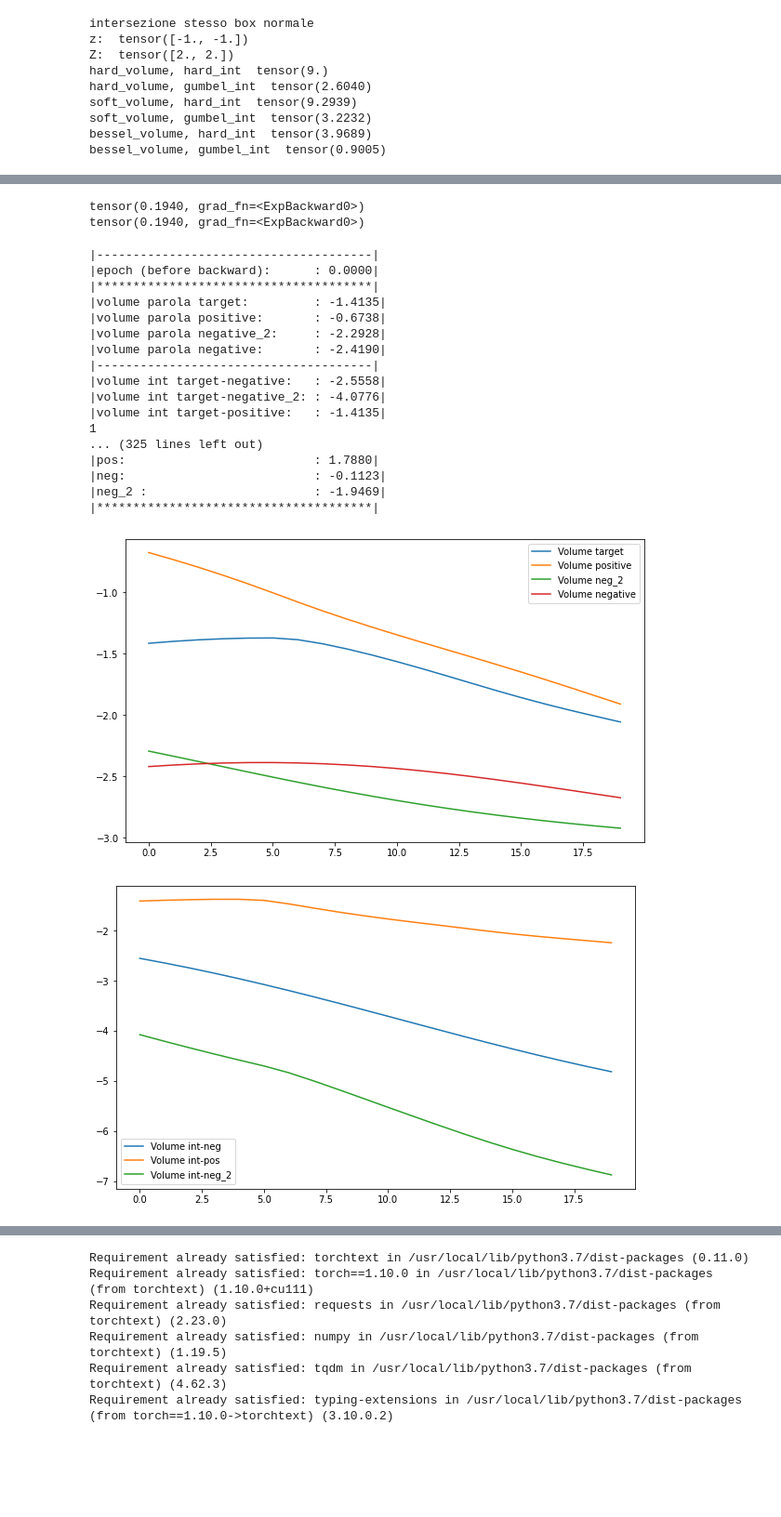
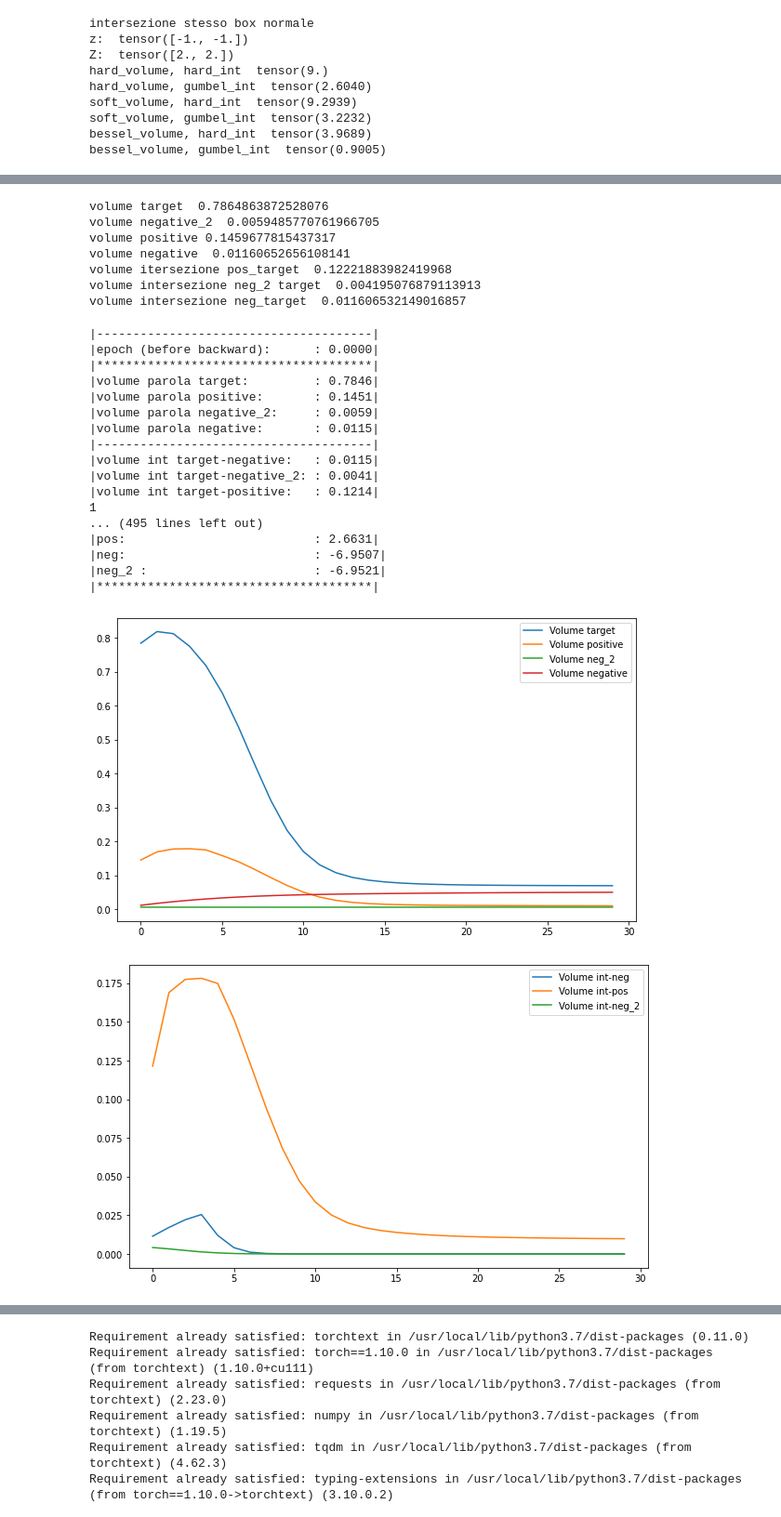
Before and after one commit to francesco-mollica/word2box_pytorch, a Jupyter notebook: notebooks/toy_box_embeddings.ipynb, the cells around one changed output, grey strips where cells are left out. Shown at 93% size. Saved outputs shown, nothing was run; the diff lists cells and outputs as text; code cells hidden in the pictures; blank space fills up the shorter version.

```diff
--- a/notebooks/toy_box_embeddings.ipynb
+++ b/notebooks/toy_box_embeddings.ipynb
@@ -197,24 +185,19 @@ def extract_embeddings(boxes):
 # %%
 from torch.nn.modules.loss import L1Loss
 from box_embeddings.modules.regularization import l2_side_regularizer
-box_vol = Volume(volume_temperature=0.3, intersection_temperature=0.01)
-box_int = Intersection(intersection_temperature=0.01)
+box_vol = Volume(volume_temperature=0.1, intersection_temperature=0.001)
+box_int = Intersection(intersection_temperature=0.001)
 import math
 from torch import nn
 
 def rounded_box_vol(arg):
   #return torch.exp(box_vol(arg)).item()
-  return (box_vol(arg)).item()
+  return torch.exp((box_vol(arg))).item()
 
 def good_print(text, var):
   template = '|{:30}: {:.4f}|'.format(text, var)
   print(template)
 
-
-def regularization(box_pos):
-        a = torch.clamp(box_pos.z, min=0, max=0.1)
-        b = torch.clamp(box_pos.Z, min=0.5, max=0.6)
-        return box_vol(box_pos)
 
 def train(box_target, box_pos, box_neg_2, box_neg, optimizer, epochs=1):
   best_loss = float('inf')
@@ -263,7 +246,7 @@ def train(box_target, box_pos, box_neg_2, box_neg, optimizer, epochs=1):
 
     loss = - ( box_vol(box_int(box_pos, box_target)) - (box_vol(box_target)+box_vol(box_pos)) )
     loss += ( box_vol(box_int(box_neg, box_target)) - (box_vol(box_target)+box_vol(box_neg)) )
-    loss += ( box_vol(box_int(box_neg_2, box_target)) -  (box_vol(box_target)+box_vol(box_neg_2)) )
+    loss += ( box_vol(box_int(box_neg_2, box_target)) -  (box_vol(box_target)+ box_vol(box_neg_2)) )
 
 
     loss.backward()
@@ -312,23 +295,23 @@ def train(box_target, box_pos, box_neg_2, box_neg, optimizer, epochs=1):
   return target_list, context_list, context_list_2, negative_list
 # %%
 # Initialization
-data_x = torch.tensor([[-2., -2.], [0., 0.]], requires_grad=True)
+data_x = torch.tensor([[-2.789, -5.342], [+2., +3.]], requires_grad=True)
 box_target = SigmoidBoxTensor(data_x)
 
 print("volume target", rounded_box_vol(box_target))
 
-data_y = torch.tensor([[-3, -3], [+1., +1]], requires_grad=True)
+data_y = torch.tensor([[1, -3], [+1., +1]], requires_grad=True)
 box_positive = SigmoidBoxTensor(data_y)
 
 print("volume positive", rounded_box_vol(box_positive))
 
-data_k = torch.tensor([[1.0, 1.0], [2., 0.5]], requires_grad=True)
+data_k = torch.tensor([[1.123, 6.0], [-2., 0.5]], requires_grad=True)
 box_negative_2 = SigmoidBoxTensor(data_k)
 
 
 print("volume neg_2", rounded_box_vol(box_negative_2))
 
-data_z = torch.tensor([[-1., -1.5], [0., -5.]], requires_grad=True)
+data_z = torch.tensor([[+1., +1.5], [-0., -3.]], requires_grad=True)
 box_negative = SigmoidBoxTensor(data_z)
 
 
@@ -341,44 +324,57 @@ volume negative -2.418971538543701
 # %%
 
-volume_ = Volume(volume_temperature=0, intersection_temperature=0)
-intersection_ = Intersection(intersection_temperature=0)
+volume_ = Volume(volume_temperature=0.1, intersection_temperature=0.0001)
+intersection_ = Intersection(intersection_temperature=0.0001)
 
-print(torch.exp(volume_(box_target)))
+print("volume target ", torch.exp(volume_(box_target)).item())
+print("volume negative_2 ",torch.exp(volume_(box_negative_2)).item())
+print("volume positive", torch.exp(volume_(box_positive)).item())
+print("volume negative ", torch.exp(volume_(box_negative)).item())
 
 volumes = volume_(intersection_(box_positive, box_target))
-print(torch.exp(volumes))
+
+volumes_2 = volume_(intersection_(box_negative_2, box_target))
+volumes_3 = volume_(intersection_(box_negative, box_target))
+print("volume itersezione pos_target ", torch.exp(volumes).item())
+print("volume intersezione neg_2 target ", torch.exp(volumes_2).item())
+print("volume intersezione neg_target ", torch.exp(volumes_3).item())
 # %% [output]
-tensor(0.1940, grad_fn=<ExpBackward0>)
-tensor(0.1940, grad_fn=<ExpBackward0>)
+volume target  0.7864863872528076
+volume negative_2  0.0059485770761966705
+volume positive 0.1459677815437317
+volume negative  0.01160652656108141
+volume itersezione pos_target  0.12221883982419968
+volume intersezione neg_2 target  0.004195076879113913
+volume intersezione neg_target  0.011606532149016857
 # %%
 # Training function
-learning_rate = 0.1
+learning_rate = 0.5
 
 # Train
 seed_everything(12345)
 optimizer = torch.optim.Adam([data_x, data_y, data_k, data_z], lr=learning_rate)
-epochs = 20
+epochs = 30
 target_list, context_list, context_list_2, negative_list = train(box_target, box_positive, box_negative_2, box_negative, optimizer, epochs=epochs)
 # %% [output]
 |--------------------------------------|
 |epoch (before backward):      : 0.0000|
 |**************************************|
-|volume parola target:         : -1.4135|
-|volume parola positive:       : -0.6738|
-|volume parola negative_2:     : -2.2928|
-|volume parola negative:       : -2.4190|
+|volume parola target:         : 0.7846|
+|volume parola positive:       : 0.1451|
+|volume parola negative_2:     : 0.0059|
+|volume parola negative:       : 0.0115|
 |--------------------------------------|
-|volume int target-negative:   : -2.5558|
-|volume int target-negative_2: : -4.0776|
-|volume int target-positive:   : -1.4135|
+|volume int target-negative:   : 0.0115|
+|volume int target-negative_2: : 0.0041|
+|volume int target-positive:   : 0.1214|
 1
-... (325 lines left out)
-|pos:                          : 1.7880|
-|neg:                          : -0.1123|
-|neg_2 :                       : -1.9469|
+... (495 lines left out)
+|pos:                          : 2.6631|
+|neg:                          : -6.9507|
+|neg_2 :                       : -6.9521|
 |**************************************|
-[figure, old version]
+[figure, new version]
-[figure, old version]
+[figure, new version]
 # %%
 import pickle
 import matplotlib as mpl
```
Also changed, not shown: parts of 7 cells of this notebook, 14 other files.
